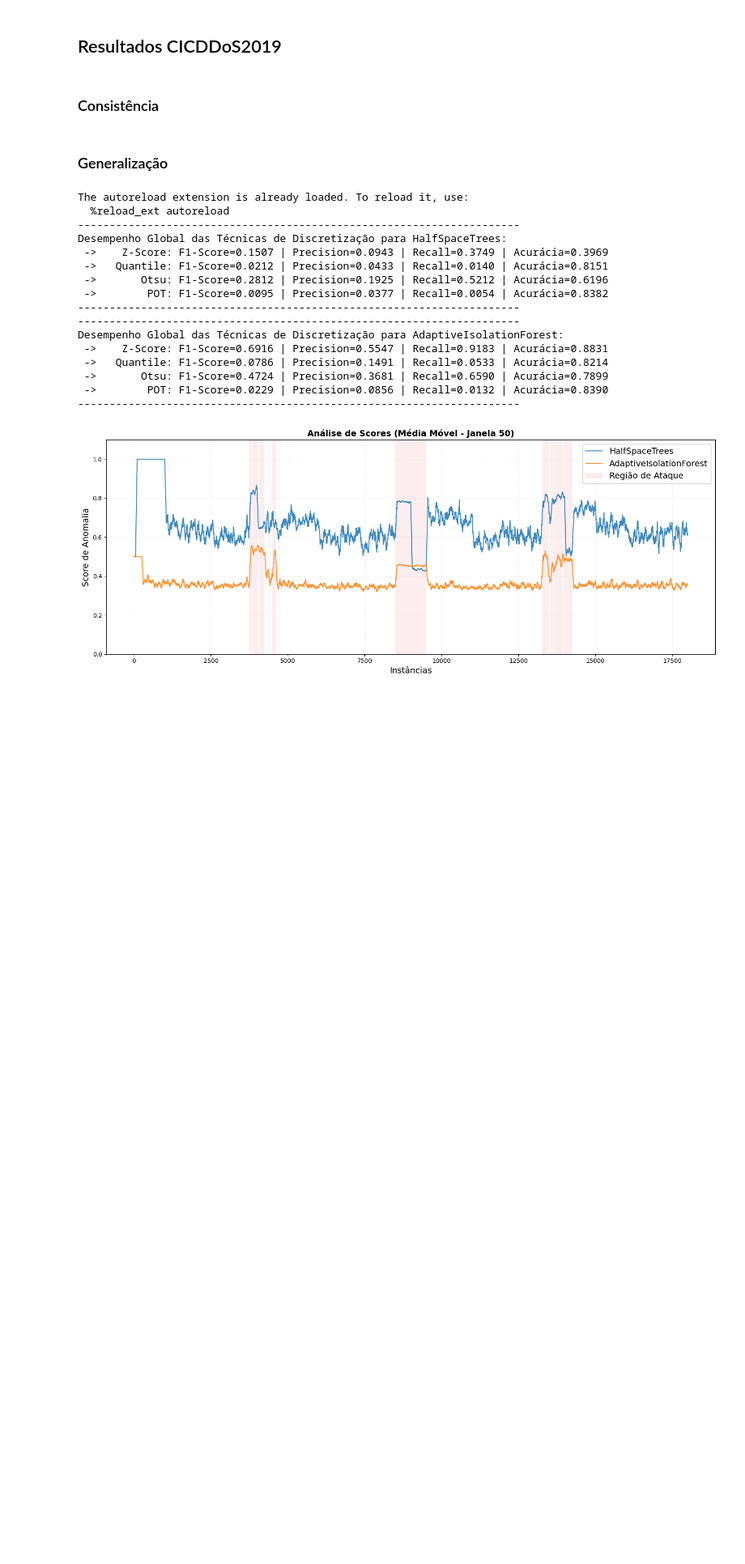
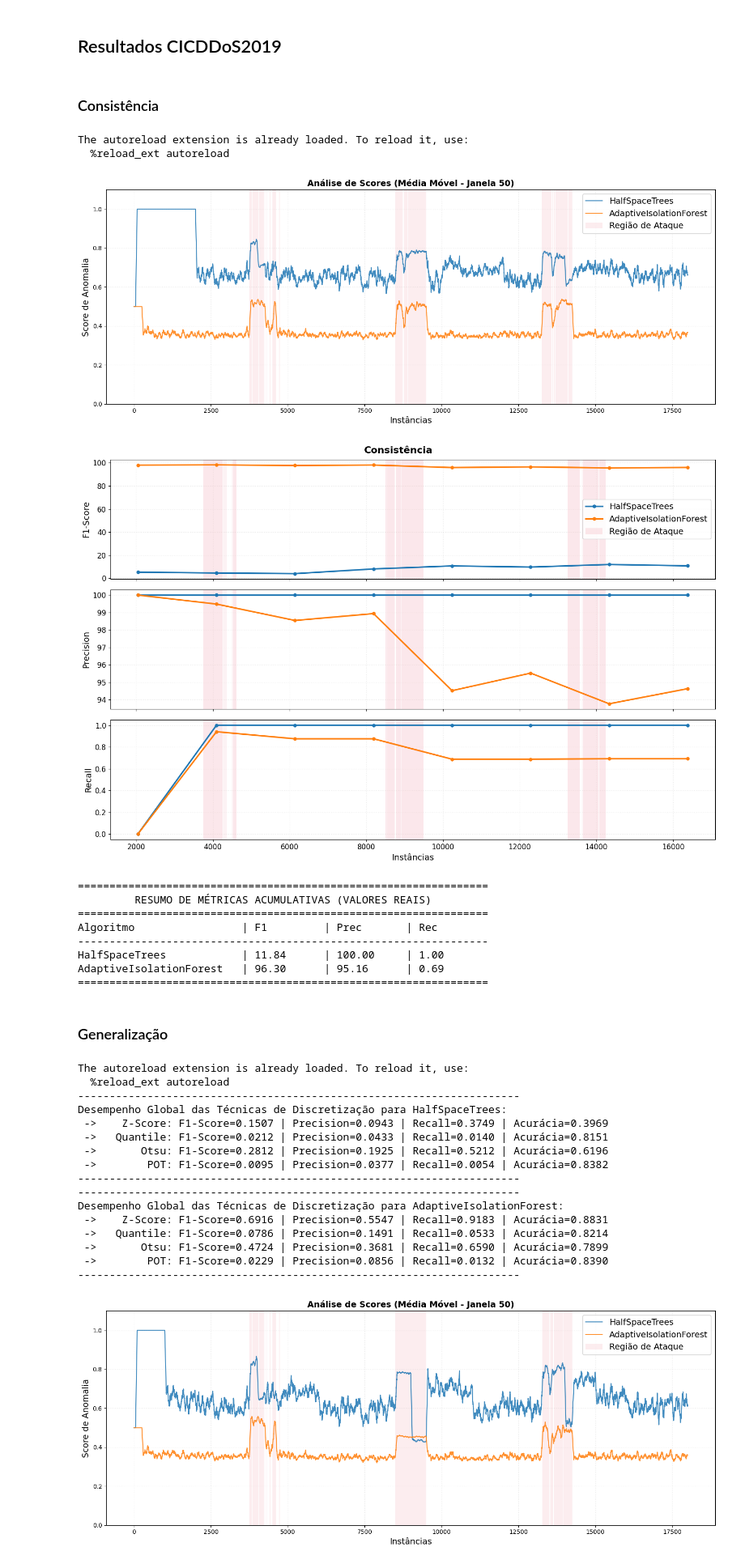
Before and after one commit to iRocktys/anomaly-detection-data-stream, a Jupyter notebook: AnomalyDetectionDevelop.ipynb, the cells around one changed output. Shown at 81% size. Drawn from its saved outputs; the diff is of its cells as text; code cells hidden in the pictures; blank space fills up the shorter version.

```diff
--- a/AnomalyDetectionDevelop.ipynb
+++ b/AnomalyDetectionDevelop.ipynb
@@ -62,9 +105,9 @@ https://www.researchgate.net/publication/318919520_Anomaly_Detection_in_Streams_
 %load_ext autoreload
 %autoreload 2
 
-from src.AnomalyDetectionPipeline import AnomalyExperimentRunner
-from src.AnomalyDetectionModels import get_anomaly_models
-from src.DataStreamProcessor import DataStreamProcessor
+from Anomaly_Pipeline import AnomalyExperimentRunner
+from Anomaly_Models import get_anomaly_models
+from Data_Processor import DataStreamProcessor
 import pandas as pd
 
 # Instancia o objeto
@@ -72,59 +115,50 @@ processor = DataStreamProcessor(logging=False)
 runner = AnomalyExperimentRunner()
 
 # df = pd.read_csv('data/15k/Consistência/Consistência_25.csv')
 # df = pd.read_csv('data/15k/Consistência/Consistência_250.csv')
 # df = pd.read_csv('data/15k/Consistência/Consistência_500.csv')
 df = pd.read_csv('data/15k/Consistência/Consistência_1000.csv')
 # df = pd.read_csv('data/15k/Consistência/Consistência_2000.csv')
 
 stream, targets, features = processor.create_stream(
     df=df,
     target_label_col='Label',
     binary_label=True,
     normalize_method="StandardScaler",
     threshold_var=0.001,
     threshold_corr=0.85,
     top_n_features=None,
     return_stream=True,
     extra_ignore_cols=['Source IP', 'Source Port','Destination IP','Destination Port','Protocol'],
     imputation_method='mediana'
 )
 
 # Configurar seus algoritmos
 algoritmos = get_anomaly_models(
     stream.get_schema(),
     selected_models=['HST', 'AIF'],
-    oif_params={'random_seed': 1,
-                'num_trees': 32,
-                'max_leaf_samples': 15,
-                'growth_criterion': 'adaptive', # 'fixed' or 'adaptive'
-                'subsample': 1.0,
-                'window_size': 2048,
-                'branching_factor': 2,
-                'split': 'axisparallel',
-                'n_jobs': 1},
-    aif_params={'window_size': 256,
-                'n_trees': 100,
-                'height': None,
-                'seed': 1,
-                'm_trees': 10,
-                'weights': 0.5},
-    hst_params={'CLI': None,
-                'random_seed': 1,
-                'window_size': 1000,
-                'number_of_trees': 32,
-                'max_depth': 10,
-                'anomaly_threshold': 0.5,
-                'size_limit': 0.1}
+    hst_params={'window_size': 2000},
 )
 
-runner._run_standard_execution(
+runner._run_anomaly_evaluation(
     stream,
     algorithms=algoritmos,
-    window_size=200,
-    anomaly_threshold=0.5,
-    title="Pipeline Standard"
+    window_size=2048,
+    title="Consistência"
 )
+# %% [output]
+The autoreload extension is already loaded. To reload it, use:
+  %reload_ext autoreload
+[figure, added]
+[figure, added]
+=================================================================
+         RESUMO DE MÉTRICAS ACUMULATIVAS (VALORES REAIS)
+=================================================================
+Algoritmo                 | F1         | Prec       | Rec
+-----------------------------------------------------------------
+HalfSpaceTrees            | 11.84      | 100.00     | 1.00
+AdaptiveIsolationForest   | 96.30      | 95.16      | 0.69
+=================================================================
 # %% [markdown]
 ### Generalização
 # %%
```
Also changed, not shown: parts of 5 cells of this notebook, 9 other files.
